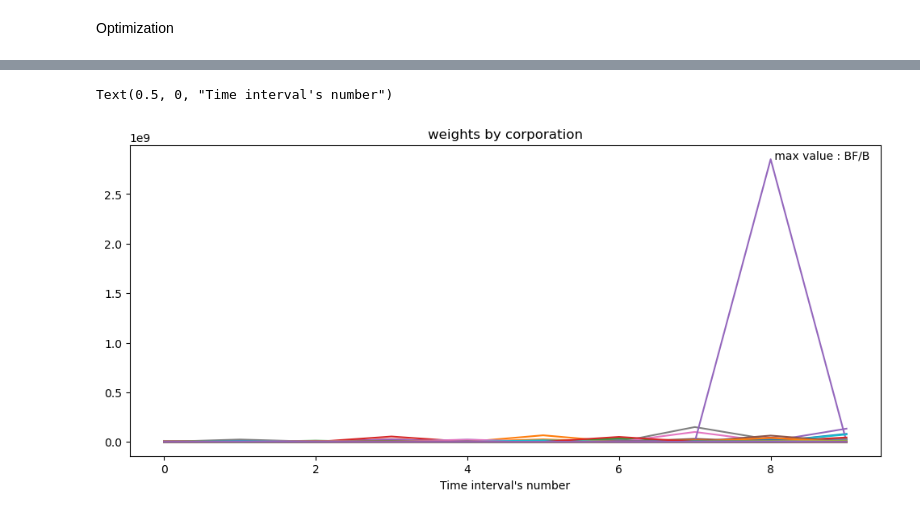
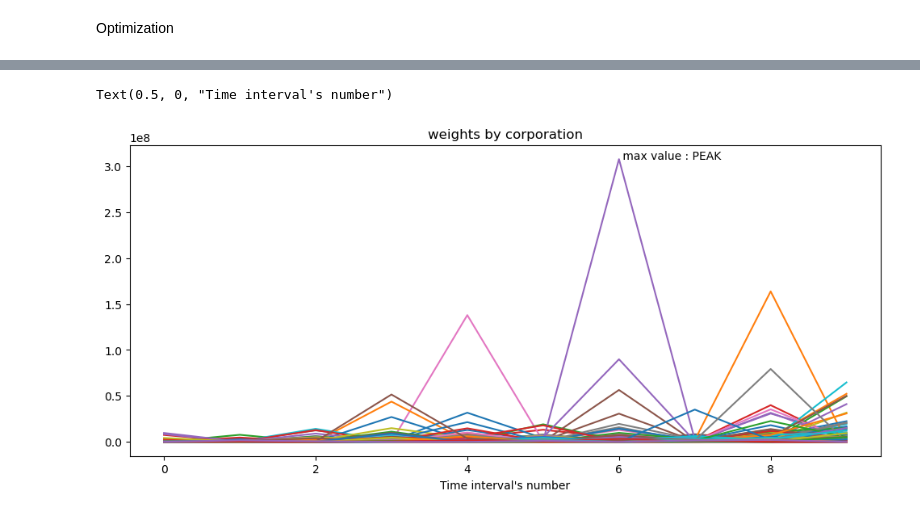
Before and after one commit to CastanieAlexandre/TP-Climate-finance, a Jupyter notebook: NB_TPClimateFInance.ipynb, the cells around one changed output, grey strips where cells are left out. Drawn from its saved outputs; the diff is of its cells as text; code cells hidden in the pictures.

```diff
--- a/NB_TPClimateFInance.ipynb
+++ b/NB_TPClimateFInance.ipynb
@@ -61,7 +66,7 @@ def Intervalle(i):
     if i==10:
         I=df_stock.index[(df_stock.index > Intervalle(9).max())]
     if 0<i<NbT:
-        I=df_stock.index[(df_stock.index > Intervalle(i-1).max())&(df_stock.index < Intervalle(i-1).max()+np.timedelta64(T, 'W'))]
+        I=df_stock.index[(df_stock.index > Intervalle(i-1).max())&(df_stock.index < Intervalle(i-1).max()+np.timedelta64(T+1, 'W'))]
     return I
 # %% [markdown]
 Optimization
@@ -76,7 +81,7 @@ for c in df_stock.columns[int(len(df_stock.columns)/2):]:
         model.Params.LogToConsole = 0
         w=model.addVar(vtype=gp.GRB.CONTINUOUS)
 
-        model.setObjective(gp.quicksum(w*df_stock.loc[t,c]-df_sp.loc[t,:] for t in Intervalle(i))**2/T,gp.GRB.MINIMIZE)
+        model.setObjective((gp.quicksum(w*df_stock.loc[t,c]-df_sp.loc[t,:] for t in Intervalle(i))**2)/len(Intervalle(i)),gp.GRB.MINIMIZE)
         model.update()
         model.optimize()
         lw.append(w.x)
@@ -100,8 +105,8 @@ dfweights.head(10)
 10 rows × 265 columns
 # %%
 ax=dfweights.plot(legend=False,title='weights by corporation',figsize=(12,5))
-ax.text(8,dfweights.max(axis=0).max()," max value : "+f"{dfweights.max(axis=0).idxmax()}")
+ax.text(6,dfweights.max(axis=0).max()," max value : "+f"{dfweights.max(axis=0).idxmax()}")
 ax.set_xlabel("Time interval's number")
 # %% [output]
 Text(0.5, 0, "Time interval's number")
-[figure, old version]
+[figure, new version]
```
Also changed, not shown: parts of 5 cells of this notebook.
